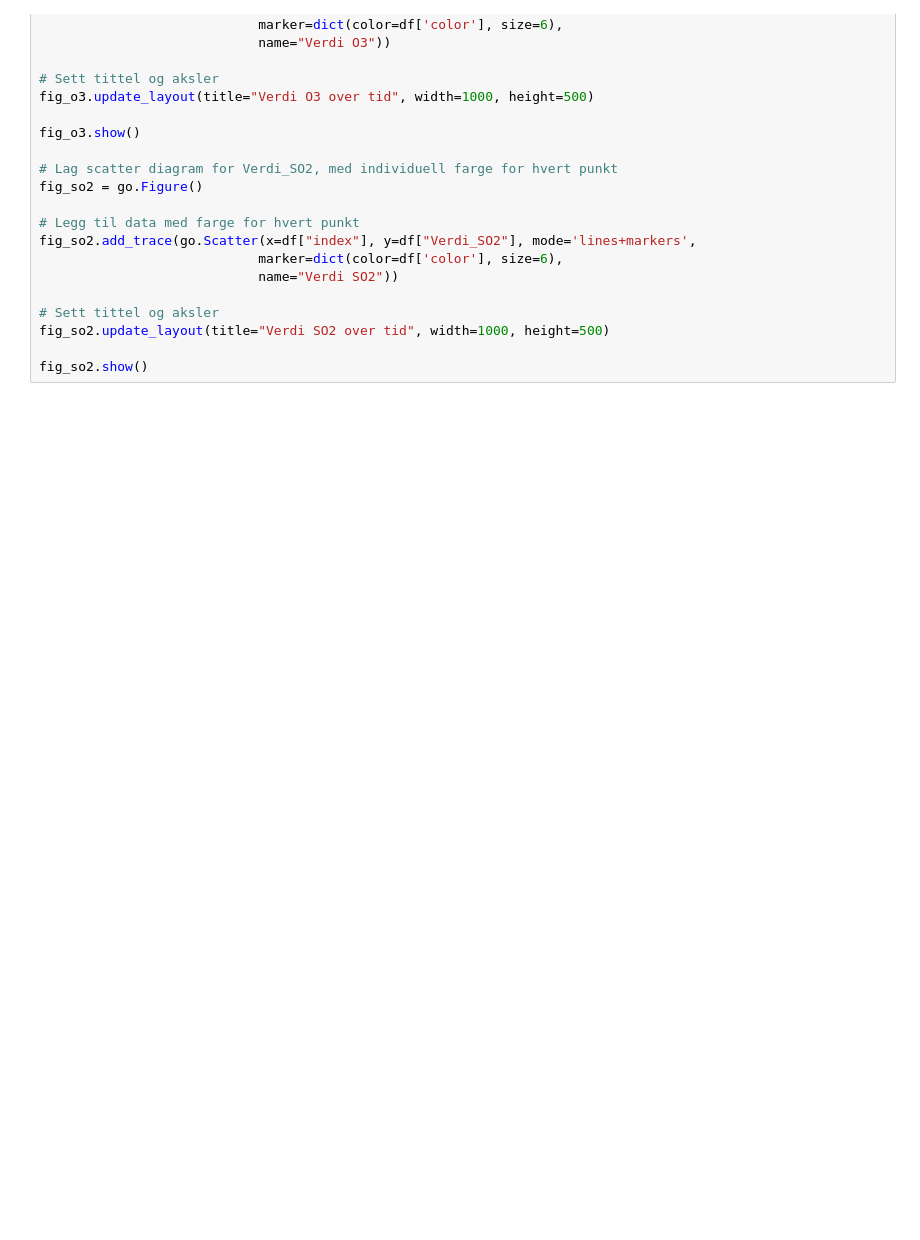
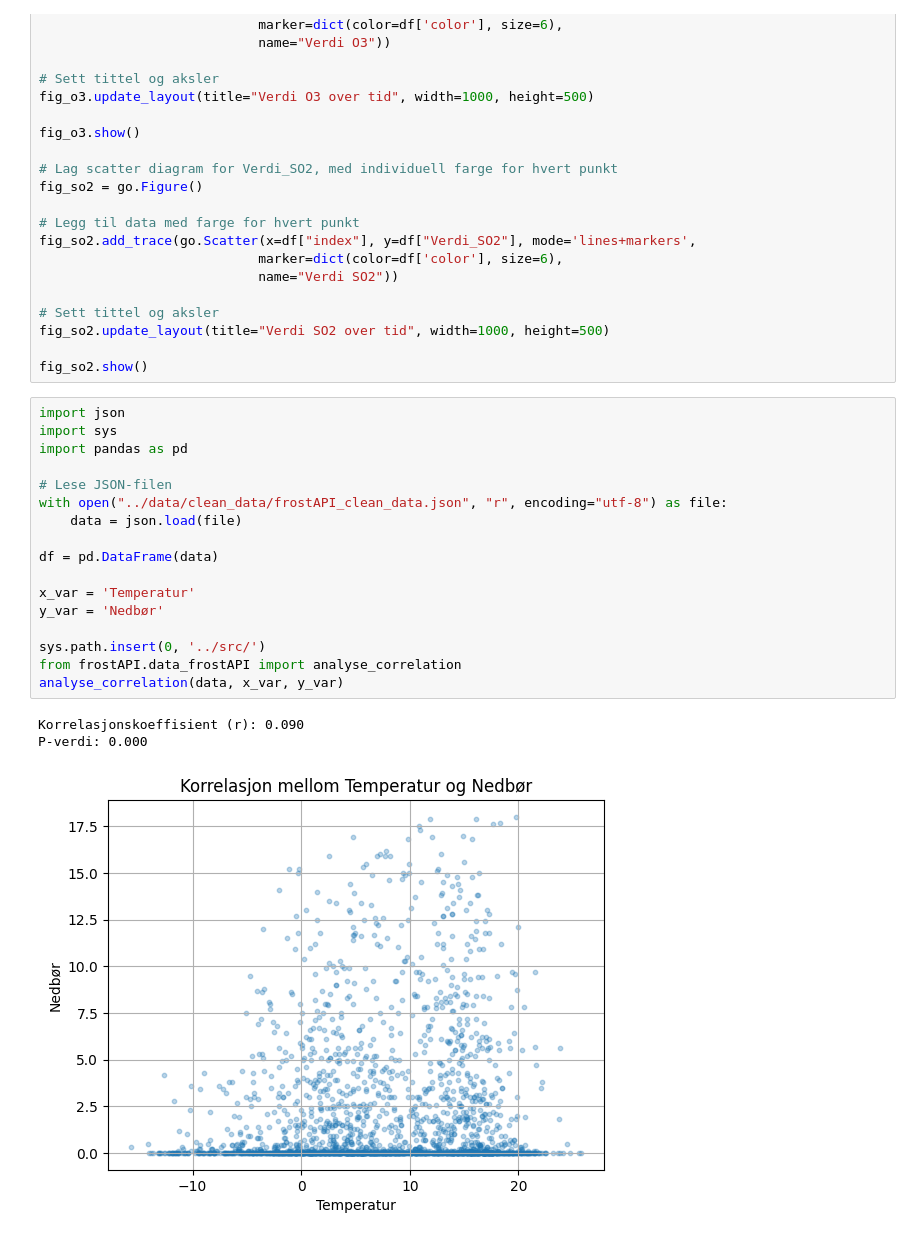
Before and after one commit to elisedre/Miljodataanalyseapplikasjon-, a Jupyter notebook: notebooks/data_visualization.ipynb, the cells around one changed output. Cells and saved outputs as stored; diff of their text form; blank space fills up the shorter version.

Commit message:
Implemented analyse_correlation function to analyze correlations between two variables

```diff
--- a/notebooks/data_visualization.ipynb
+++ b/notebooks/data_visualization.ipynb
@@ -91,3 +91,24 @@ fig_so2.add_trace(go.Scatter(x=df["index"], y=df["Verdi_SO2"], mode='lines+marke
 fig_so2.update_layout(title="Verdi SO2 over tid", width=1000, height=500)
 
 fig_so2.show()
+# %%
+import json
+import sys
+import pandas as pd
+
+# Lese JSON-filen
+with open("../data/clean_data/frostAPI_clean_data.json", "r", encoding="utf-8") as file:
+    data = json.load(file)
+
+df = pd.DataFrame(data)
+
+x_var = 'Temperatur'
+y_var = 'Nedbør'
+
+sys.path.insert(0, '../src/')
+from frostAPI.data_frostAPI import analyse_correlation
+analyse_correlation(data, x_var, y_var)
+# %% [output]
+Korrelasjonskoeffisient (r): 0.090
+P-verdi: 0.000
+[figure, added]
```
Also changed, not shown: parts of 1 cell of this notebook.
